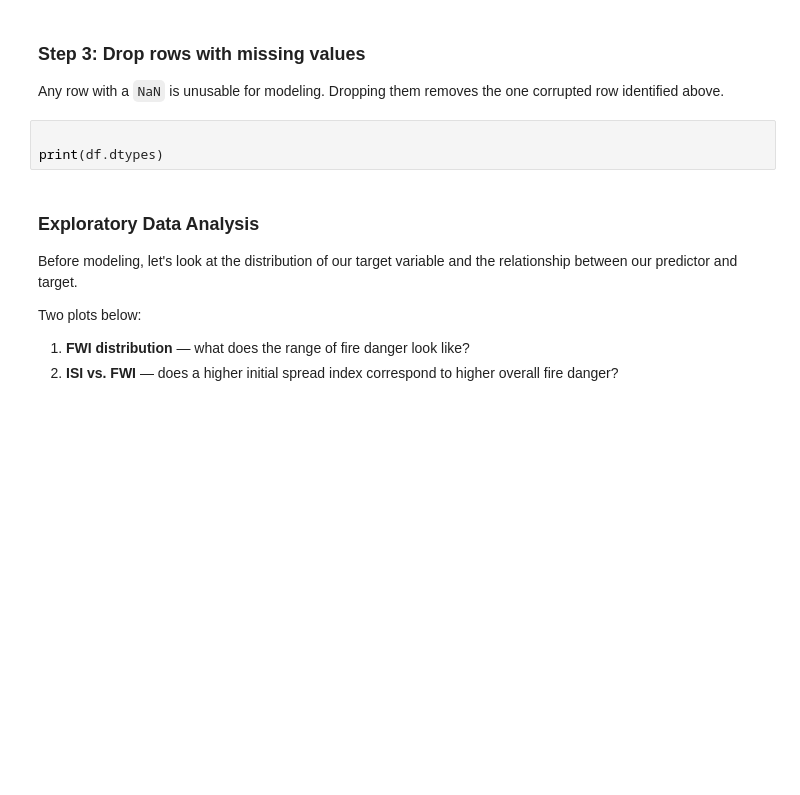
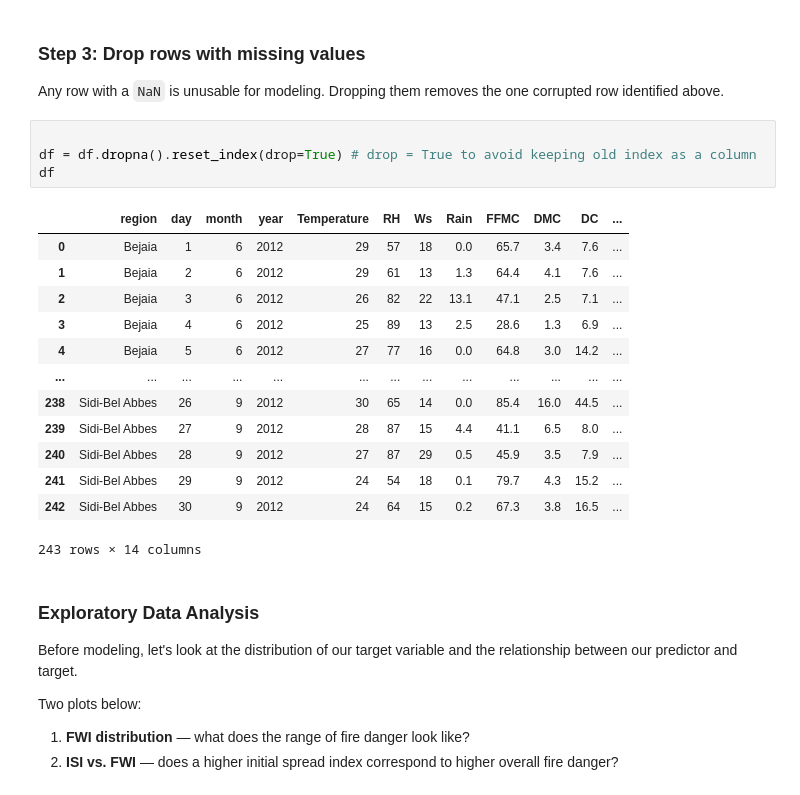
Before and after one commit to kaimorquecho/eds232-labs, a Jupyter notebook: lab1.ipynb, the cells around one changed output. Cells and saved outputs as stored; diff of their text form; blank space fills up the shorter version.

```diff
--- a/lab1.ipynb
+++ b/lab1.ipynb
@@ -285,7 +339,22 @@ print(df[['DC', 'FWI']].dtypes)
 Any row with a `NaN` is unusable for modeling. Dropping them removes the one corrupted row identified above.
 # %%
 
-print(df.dtypes)
+df = df.dropna().reset_index(drop=True) # drop = True to avoid keeping old index as a column
+df
+# %% [output]
+|  | region | day | month | year | Temperature | RH | Ws | Rain | FFMC | DMC | DC | ... |
+| 0 | Bejaia | 1 | 6 | 2012 | 29 | 57 | 18 | 0.0 | 65.7 | 3.4 | 7.6 | ... |
+| 1 | Bejaia | 2 | 6 | 2012 | 29 | 61 | 13 | 1.3 | 64.4 | 4.1 | 7.6 | ... |
+| 2 | Bejaia | 3 | 6 | 2012 | 26 | 82 | 22 | 13.1 | 47.1 | 2.5 | 7.1 | ... |
+| 3 | Bejaia | 4 | 6 | 2012 | 25 | 89 | 13 | 2.5 | 28.6 | 1.3 | 6.9 | ... |
+| 4 | Bejaia | 5 | 6 | 2012 | 27 | 77 | 16 | 0.0 | 64.8 | 3.0 | 14.2 | ... |
+| ... | ... | ... | ... | ... | ... | ... | ... | ... | ... | ... | ... | ... |
+| 238 | Sidi-Bel Abbes | 26 | 9 | 2012 | 30 | 65 | 14 | 0.0 | 85.4 | 16.0 | 44.5 | ... |
+| 239 | Sidi-Bel Abbes | 27 | 9 | 2012 | 28 | 87 | 15 | 4.4 | 41.1 | 6.5 | 8.0 | ... |
+| 240 | Sidi-Bel Abbes | 28 | 9 | 2012 | 27 | 87 | 29 | 0.5 | 45.9 | 3.5 | 7.9 | ... |
+| 241 | Sidi-Bel Abbes | 29 | 9 | 2012 | 24 | 54 | 18 | 0.1 | 79.7 | 4.3 | 15.2 | ... |
+| 242 | Sidi-Bel Abbes | 30 | 9 | 2012 | 24 | 64 | 15 | 0.2 | 67.3 | 3.8 | 16.5 | ... |
+243 rows × 14 columns
 # %% [markdown]
 
 ### Exploratory Data Analysis
```
Also changed, not shown: parts of 12 cells of this notebook.
